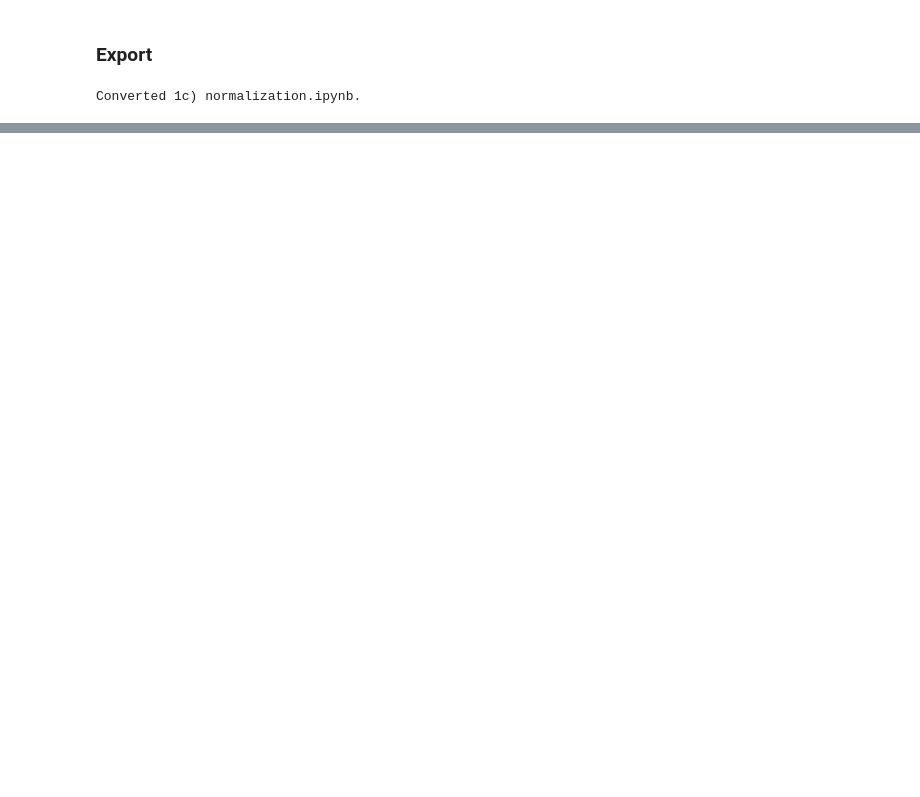
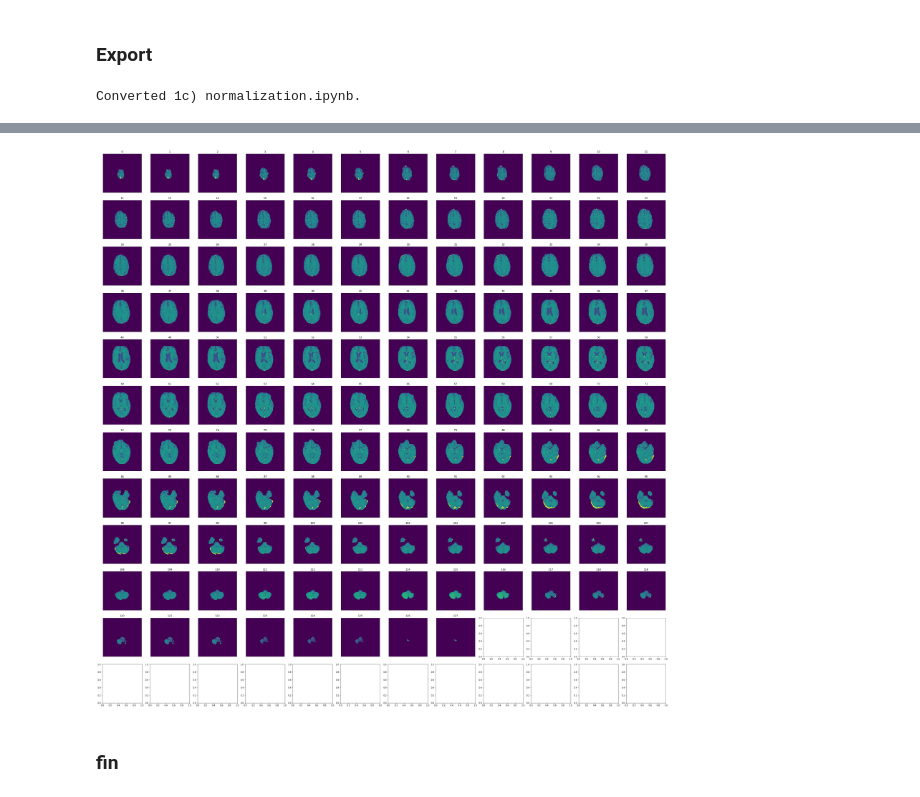
Before and after one commit to KeremTurgutlu/ventricle, a Jupyter notebook: dev/1c) normalization.ipynb, the cells around one changed output, grey strips where cells are left out. Cells and saved outputs as stored; diff of their text form; code cells hidden in the pictures; blank space fills up the shorter version.

```diff
--- a/dev/1c) normalization.ipynb
+++ b/dev/1c) normalization.ipynb
@@ -129,0 +202,6 @@ Converted 1c) normalization.ipynb.
+# %%
+_plot_voxel(skull_stripped_image)
+# %% [output]
+[figure, added]
+# %% [markdown]
+### fin
```
Also changed, not shown: parts of 27 cells of this notebook, 12 other files.
